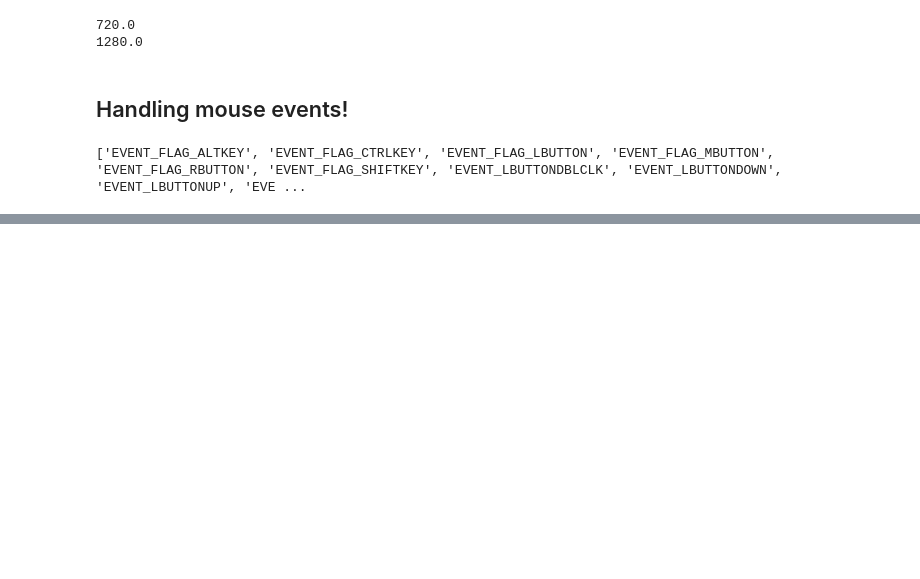
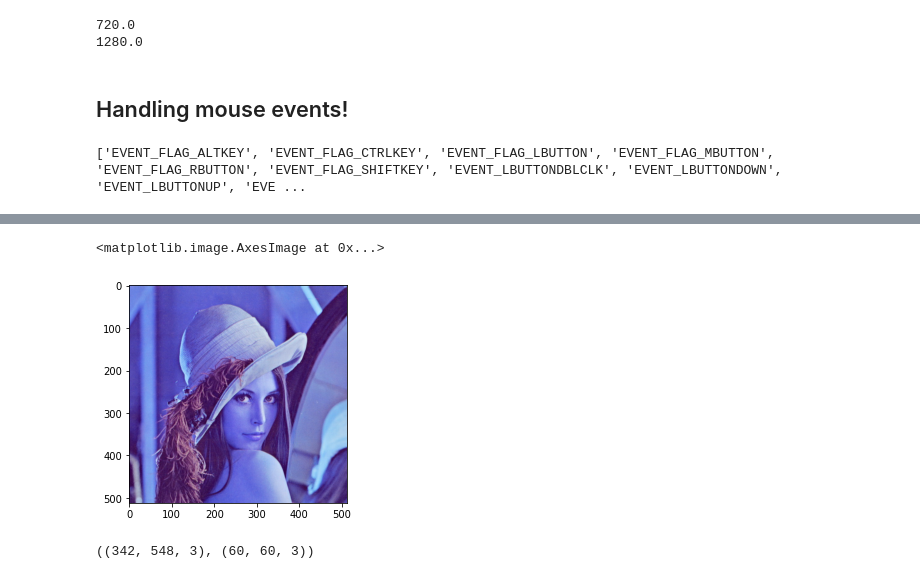
Before and after one commit to Shwetang1/vision_related, a Jupyter notebook: Learn_openCV.ipynb, the cells around one changed output, grey strips where cells are left out. Cells and saved outputs as stored; diff of their text form; code cells hidden in the pictures; blank space fills up the shorter version.

```diff
--- a/Learn_openCV.ipynb
+++ b/Learn_openCV.ipynb
@@ -107,0 +167,6 @@ cv2.destroyAllWindows()
+# %%
+merged_img = cv2.merge((r,b,g))
+plt.imshow(merged_img)
+# %% [output]
+<matplotlib.image.AxesImage at 0x...>
+[figure, added]
@@ -107,0 +177,4 @@ cv2.destroyAllWindows()
+# %%
+messi.shape, ball.shape
+# %% [output]
+((342, 548, 3), (60, 60, 3))
```
Also changed, not shown: parts of 22 cells of this notebook.
